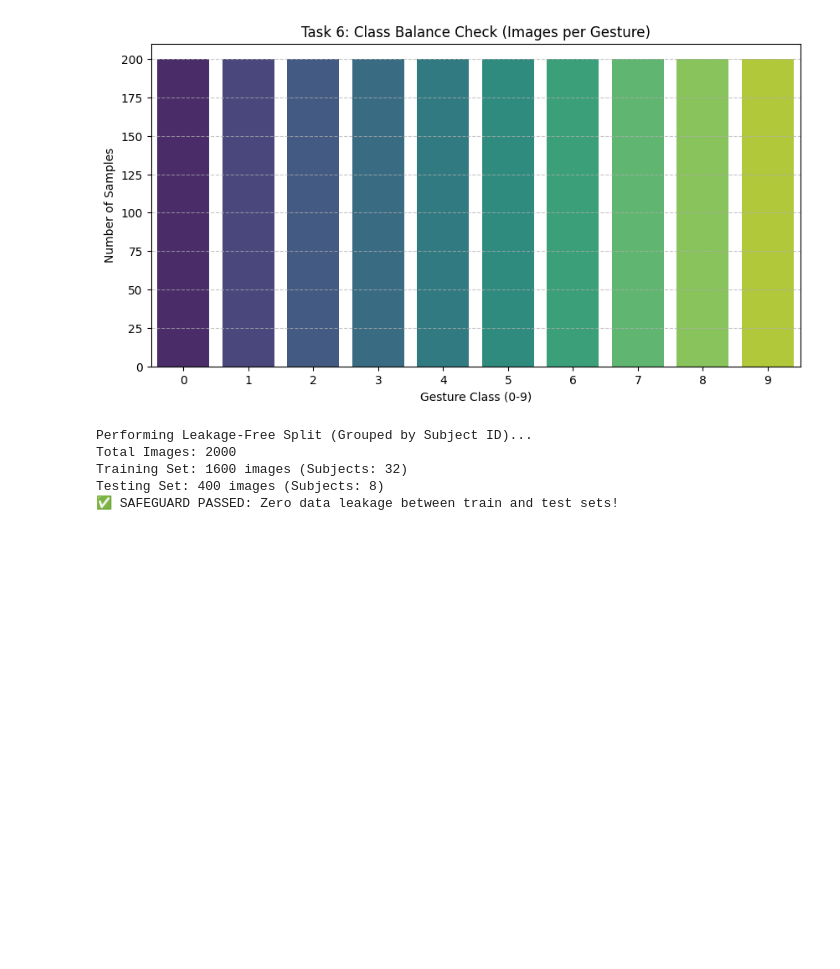
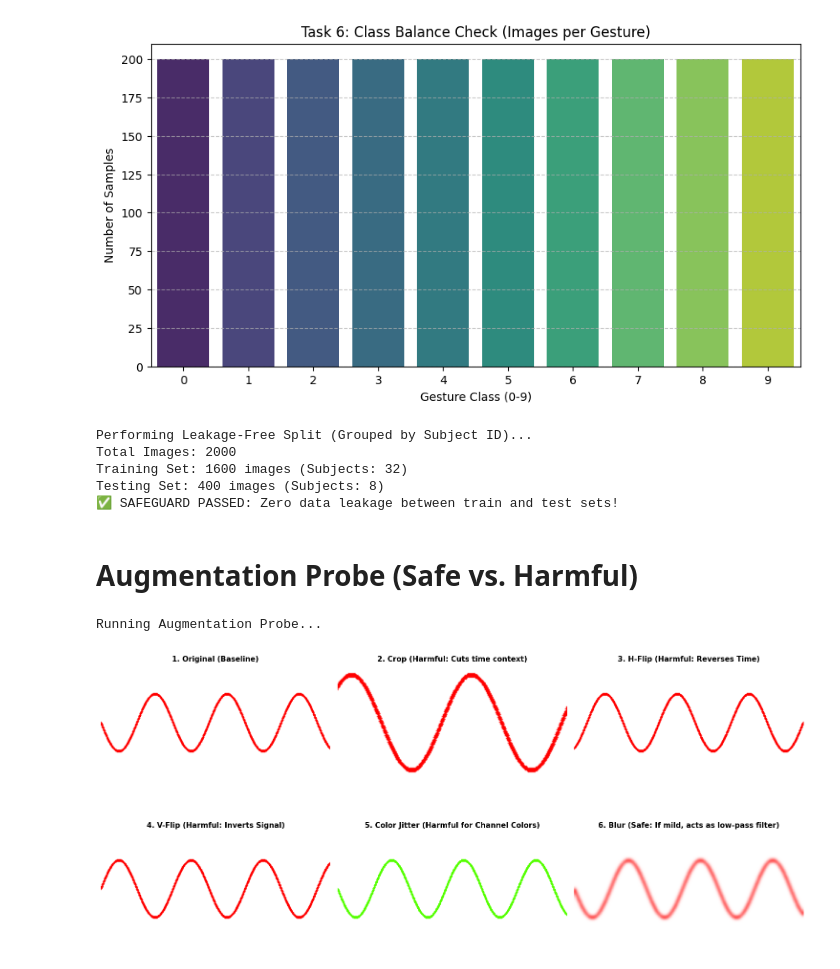
Before and after one commit to M-Jawad01/CSE_475, a Jupyter notebook: project_code/EDA.ipynb, the cells around one changed output. Drawn from its saved outputs; the diff is of its cells as text; code cells hidden in the pictures; blank space fills up the shorter version.

Commit message:
Augmentation Probe (Safe vs. Harmful)

```diff
--- a/project_code/EDA.ipynb
+++ b/project_code/EDA.ipynb
@@ -775,3 +775,79 @@ Total Images: 2000
 Training Set: 1600 images (Subjects: 32)
 Testing Set: 400 images (Subjects: 8)
 ✅ SAFEGUARD PASSED: Zero data leakage between train and test sets!
+# %% [markdown]
+# **Augmentation Probe (Safe vs. Harmful)**
+# %%
+import cv2
+import numpy as np
+import matplotlib.pyplot as plt
+
+def run_augmentation_probe(image_path=None):
+    """
+    Applies standard augmentations to an sEMG image to visually probe
+    which ones destroy the time-series/signal integrity.
+    """
+    print("\nRunning Augmentation Probe...")
+
+    # Create a dummy signal image if no path is provided
+    if image_path is None or not os.path.exists(image_path):
+        img = np.ones((200, 400, 3), dtype=np.uint8) * 255
+        # Draw a fake sine wave signal
+        for x in range(400):
+            y = int(100 + 50 * np.sin(x / 20.0))
+            cv2.circle(img, (x, y), 2, (255, 0, 0), -1)
+    else:
+        img = cv2.imread(image_path)
+        img = cv2.cvtColor(img, cv2.COLOR_BGR2RGB)
+
+    # 1. Original
+    original = img.copy()
+
+    # 2. Crop (Center Crop)
+    h, w = img.shape[:2]
+    crop = img[int(h*0.2):int(h*0.8), int(w*0.2):int(w*0.8)]
+    crop = cv2.resize(crop, (w, h)) # Resize back to maintain shape
+
+    # 3. Horizontal Flip (Reverses Time)
+    h_flip = cv2.flip(img, 1)
+
+    # 4. Vertical Flip (Inverts Amplitude)
+    v_flip = cv2.flip(img, 0)
+
+    # 5. Color Jitter (Hue Shift)
+    hsv = cv2.cvtColor(img, cv2.COLOR_RGB2HSV).astype(np.float32)
+    hsv[:, :, 0] = (hsv[:, :, 0] + 50) % 180 # Shift Hue
+    color_jitter = cv2.cvtColor(hsv.astype(np.uint8), cv2.COLOR_HSV2RGB)
+
+    # 6. Gaussian Blur
+    blur = cv2.GaussianBlur(img, (15, 15), 0)
+
+    # --- Plotting the Probe ---
+    fig, axes = plt.subplots(2, 3, figsize=(15, 8))
+    axes = axes.flatten()
+
+    titles = [
+        "1. Original (Baseline)",
+        "2. Crop (Harmful: Cuts time context)",
+        "3. H-Flip (Harmful: Reverses Time)",
+        "4. V-Flip (Harmful: Inverts Signal)",
+        "5. Color Jitter (Harmful for Channel Colors)",
+        "6. Blur (Safe: If mild, acts as low-pass filter)"
+    ]
+    images = [original, crop, h_flip, v_flip, color_jitter, blur]
+
+    for ax, t, i in zip(axes, titles, images):
+        ax.imshow(i)
+        ax.set_title(t, fontsize=11, fontweight='bold')
+        ax.axis('off')
+
+    plt.tight_layout()
+    plt.savefig('/kaggle/working/Augmentation_Probe.png', bbox_inches='tight')
+    plt.show()
+
+# Run the probe (Replace with an actual image path from your sEMG_Signal_Plots if available)
+# Example: run_augmentation_probe("/kaggle/working/sEMG_Signal_Plots/gesture_0/subj_1_rep_0.png")
+run_augmentation_probe()
+# %% [output]
+Running Augmentation Probe...
+[figure, added]
```
Also changed, not shown: parts of 2 cells of this notebook.
